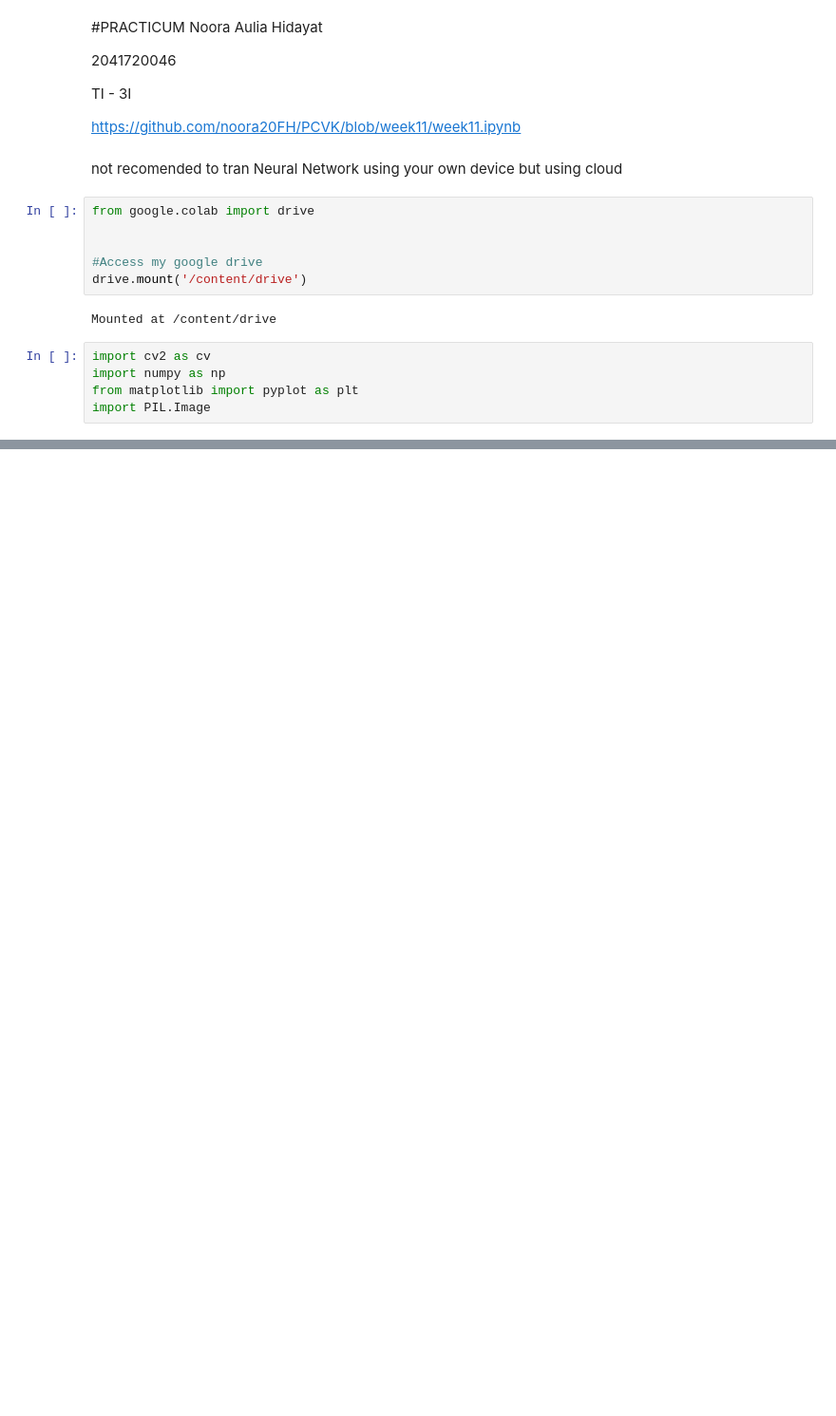
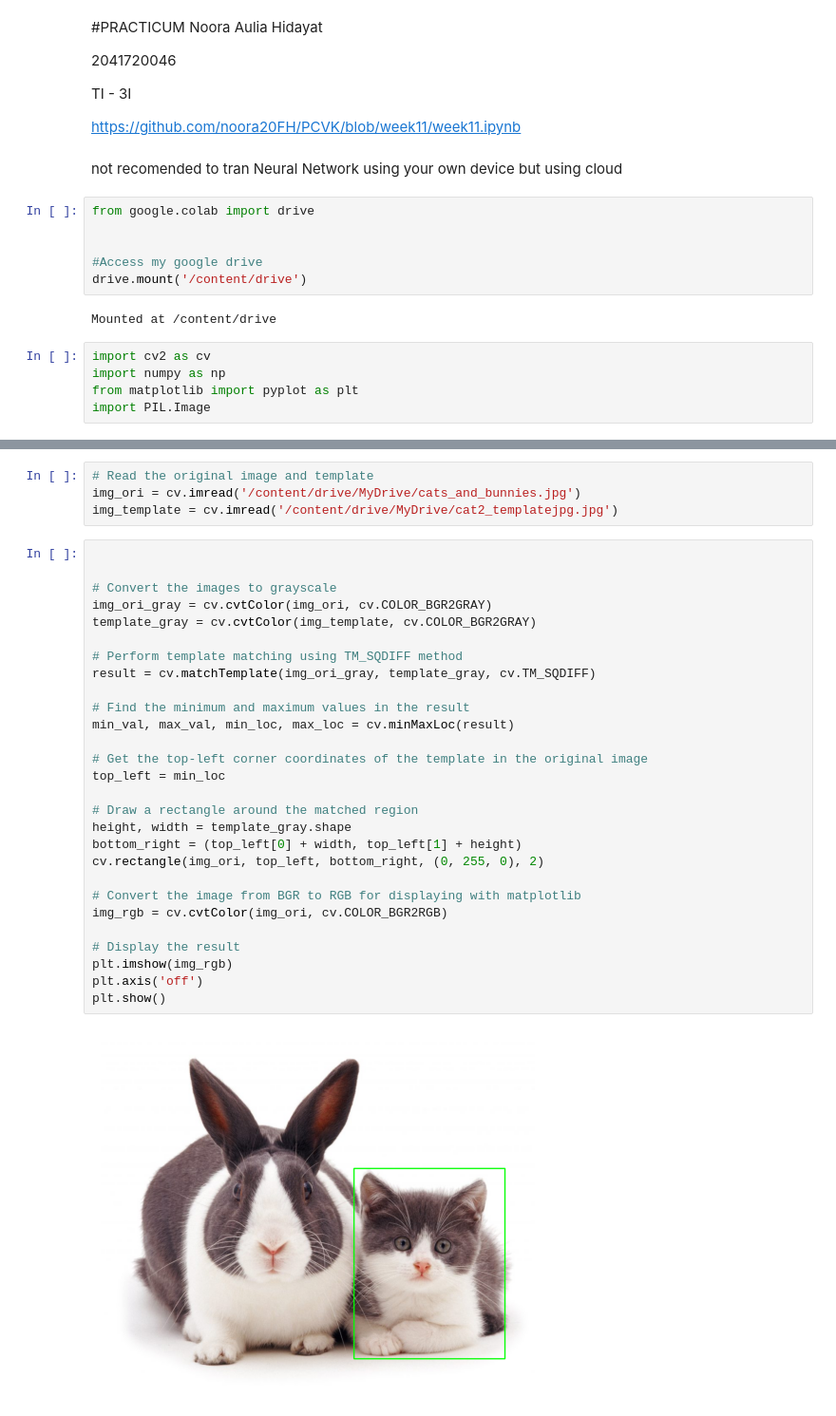
Before and after one commit to noora20FH/PCVK, a Jupyter notebook: week11.ipynb, the cells around one changed output, grey strips where cells are left out. Shown at 95% size. Drawn from its saved outputs; the diff is of its cells as text; blank space fills up the shorter version.

```diff
--- a/week11.ipynb
+++ b/week11.ipynb
@@ -471,0 +27,34 @@ error: ignored
+# %%
+# Read the original image and template
+img_ori = cv.imread('/content/drive/MyDrive/cats_and_bunnies.jpg')
+img_template = cv.imread('/content/drive/MyDrive/cat2_templatejpg.jpg')
+# %%
+
+
+# Convert the images to grayscale
+img_ori_gray = cv.cvtColor(img_ori, cv.COLOR_BGR2GRAY)
+template_gray = cv.cvtColor(img_template, cv.COLOR_BGR2GRAY)
+
+# Perform template matching using TM_SQDIFF method
+result = cv.matchTemplate(img_ori_gray, template_gray, cv.TM_SQDIFF)
+
+# Find the minimum and maximum values in the result
+min_val, max_val, min_loc, max_loc = cv.minMaxLoc(result)
+
+# Get the top-left corner coordinates of the template in the original image
+top_left = min_loc
+
+# Draw a rectangle around the matched region
+height, width = template_gray.shape
+bottom_right = (top_left[0] + width, top_left[1] + height)
+cv.rectangle(img_ori, top_left, bottom_right, (0, 255, 0), 2)
+
+# Convert the image from BGR to RGB for displaying with matplotlib
+img_rgb = cv.cvtColor(img_ori, cv.COLOR_BGR2RGB)
+
+# Display the result
+plt.imshow(img_rgb)
+plt.axis('off')
+plt.show()
+# %% [output]
+[figure, added]
```
Also changed, not shown: parts of 27 cells of this notebook.
